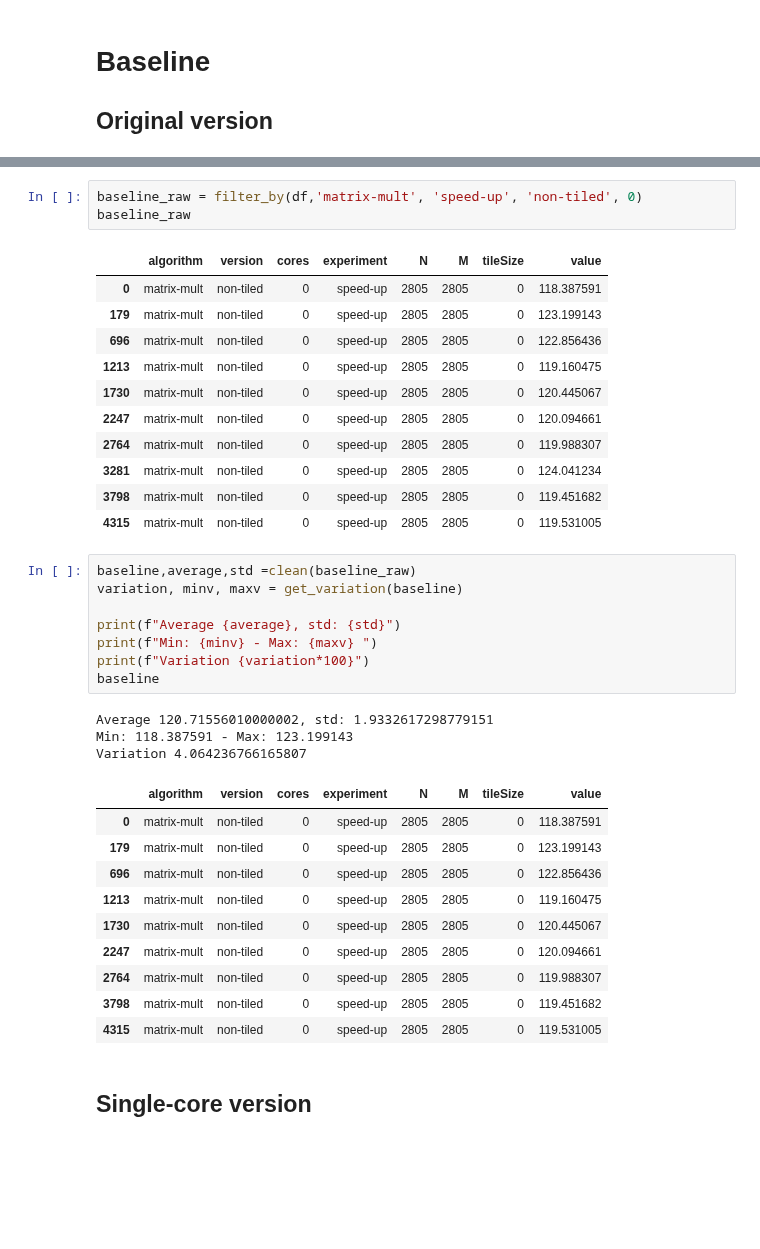
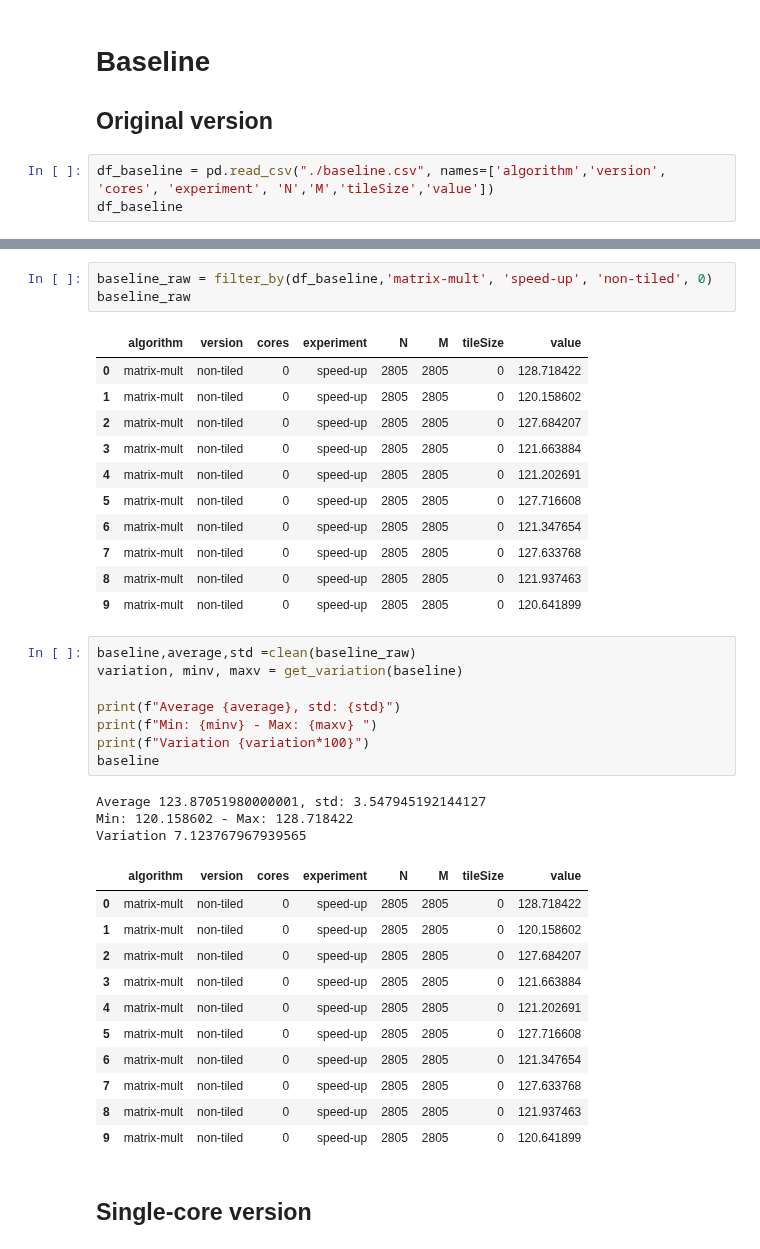
Before and after one commit to mgltorsa/Cetus-Paw-Tiling-Experiments, a Jupyter notebook: tiling/experiments/tileSize/matrix-multiplication/mm-notebook.ipynb, the cells around one changed output, grey strips where cells are left out. Cells and saved outputs as stored; diff of their text form; blank space fills up the shorter version.

```diff
--- a/tiling/experiments/tileSize/matrix-multiplication/mm-notebook.ipynb
+++ b/tiling/experiments/tileSize/matrix-multiplication/mm-notebook.ipynb
@@ -162,3 +162,6 @@ Cache in bytes: 47185920
 # %% [markdown]
 # Baseline
 ## Original version
+# %%
+df_baseline = pd.read_csv("./baseline.csv", names=['algorithm','version', 'cores', 'experiment', 'N','M','tileSize','value'])
+df_baseline
@@ -165,18 +186,18 @@ Cache in bytes: 47185920
 # %%
-baseline_raw = filter_by(df,'matrix-mult', 'speed-up', 'non-tiled', 0)
+baseline_raw = filter_by(df_baseline,'matrix-mult', 'speed-up', 'non-tiled', 0)
 baseline_raw
 # %% [output]
 |  | algorithm | version | cores | experiment | N | M | tileSize | value |
-| 0 | matrix-mult | non-tiled | 0 | speed-up | 2805 | 2805 | 0 | 118.387591 |
-| 179 | matrix-mult | non-tiled | 0 | speed-up | 2805 | 2805 | 0 | 123.199143 |
-| 696 | matrix-mult | non-tiled | 0 | speed-up | 2805 | 2805 | 0 | 122.856436 |
-| 1213 | matrix-mult | non-tiled | 0 | speed-up | 2805 | 2805 | 0 | 119.160475 |
-| 1730 | matrix-mult | non-tiled | 0 | speed-up | 2805 | 2805 | 0 | 120.445067 |
-| 2247 | matrix-mult | non-tiled | 0 | speed-up | 2805 | 2805 | 0 | 120.094661 |
-| 2764 | matrix-mult | non-tiled | 0 | speed-up | 2805 | 2805 | 0 | 119.988307 |
-| 3281 | matrix-mult | non-tiled | 0 | speed-up | 2805 | 2805 | 0 | 124.041234 |
-| 3798 | matrix-mult | non-tiled | 0 | speed-up | 2805 | 2805 | 0 | 119.451682 |
-| 4315 | matrix-mult | non-tiled | 0 | speed-up | 2805 | 2805 | 0 | 119.531005 |
+| 0 | matrix-mult | non-tiled | 0 | speed-up | 2805 | 2805 | 0 | 128.718422 |
+| 1 | matrix-mult | non-tiled | 0 | speed-up | 2805 | 2805 | 0 | 120.158602 |
+| 2 | matrix-mult | non-tiled | 0 | speed-up | 2805 | 2805 | 0 | 127.684207 |
+| 3 | matrix-mult | non-tiled | 0 | speed-up | 2805 | 2805 | 0 | 121.663884 |
+| 4 | matrix-mult | non-tiled | 0 | speed-up | 2805 | 2805 | 0 | 121.202691 |
+| 5 | matrix-mult | non-tiled | 0 | speed-up | 2805 | 2805 | 0 | 127.716608 |
+| 6 | matrix-mult | non-tiled | 0 | speed-up | 2805 | 2805 | 0 | 121.347654 |
+| 7 | matrix-mult | non-tiled | 0 | speed-up | 2805 | 2805 | 0 | 127.633768 |
+| 8 | matrix-mult | non-tiled | 0 | speed-up | 2805 | 2805 | 0 | 121.937463 |
+| 9 | matrix-mult | non-tiled | 0 | speed-up | 2805 | 2805 | 0 | 120.641899 |
 # %%
 baseline,average,std =clean(baseline_raw)
 variation, minv, maxv = get_variation(baseline)
@@ -186,19 +207,20 @@ print(f"Min: {minv} - Max: {maxv} ")
 print(f"Variation {variation*100}")
 baseline
 # %% [output]
-Average 120.71556010000002, std: 1.9332617298779151
-Min: 118.387591 - Max: 123.199143
-Variation 4.064236766165807
+Average 123.87051980000001, std: 3.547945192144127
+Min: 120.158602 - Max: 128.718422
+Variation 7.123767967939565
 |  | algorithm | version | cores | experiment | N | M | tileSize | value |
-| 0 | matrix-mult | non-tiled | 0 | speed-up | 2805 | 2805 | 0 | 118.387591 |
-| 179 | matrix-mult | non-tiled | 0 | speed-up | 2805 | 2805 | 0 | 123.199143 |
-| 696 | matrix-mult | non-tiled | 0 | speed-up | 2805 | 2805 | 0 | 122.856436 |
-| 1213 | matrix-mult | non-tiled | 0 | speed-up | 2805 | 2805 | 0 | 119.160475 |
-| 1730 | matrix-mult | non-tiled | 0 | speed-up | 2805 | 2805 | 0 | 120.445067 |
-| 2247 | matrix-mult | non-tiled | 0 | speed-up | 2805 | 2805 | 0 | 120.094661 |
-| 2764 | matrix-mult | non-tiled | 0 | speed-up | 2805 | 2805 | 0 | 119.988307 |
-| 3798 | matrix-mult | non-tiled | 0 | speed-up | 2805 | 2805 | 0 | 119.451682 |
-| 4315 | matrix-mult | non-tiled | 0 | speed-up | 2805 | 2805 | 0 | 119.531005 |
+| 0 | matrix-mult | non-tiled | 0 | speed-up | 2805 | 2805 | 0 | 128.718422 |
+| 1 | matrix-mult | non-tiled | 0 | speed-up | 2805 | 2805 | 0 | 120.158602 |
+| 2 | matrix-mult | non-tiled | 0 | speed-up | 2805 | 2805 | 0 | 127.684207 |
+| 3 | matrix-mult | non-tiled | 0 | speed-up | 2805 | 2805 | 0 | 121.663884 |
+| 4 | matrix-mult | non-tiled | 0 | speed-up | 2805 | 2805 | 0 | 121.202691 |
+| 5 | matrix-mult | non-tiled | 0 | speed-up | 2805 | 2805 | 0 | 127.716608 |
+| 6 | matrix-mult | non-tiled | 0 | speed-up | 2805 | 2805 | 0 | 121.347654 |
+| 7 | matrix-mult | non-tiled | 0 | speed-up | 2805 | 2805 | 0 | 127.633768 |
+| 8 | matrix-mult | non-tiled | 0 | speed-up | 2805 | 2805 | 0 | 121.937463 |
+| 9 | matrix-mult | non-tiled | 0 | speed-up | 2805 | 2805 | 0 | 120.641899 |
 # %% [markdown]
 ## Single-core version
 # %%
```
Also changed, not shown: parts of 4 cells of this notebook, 2 other files.
